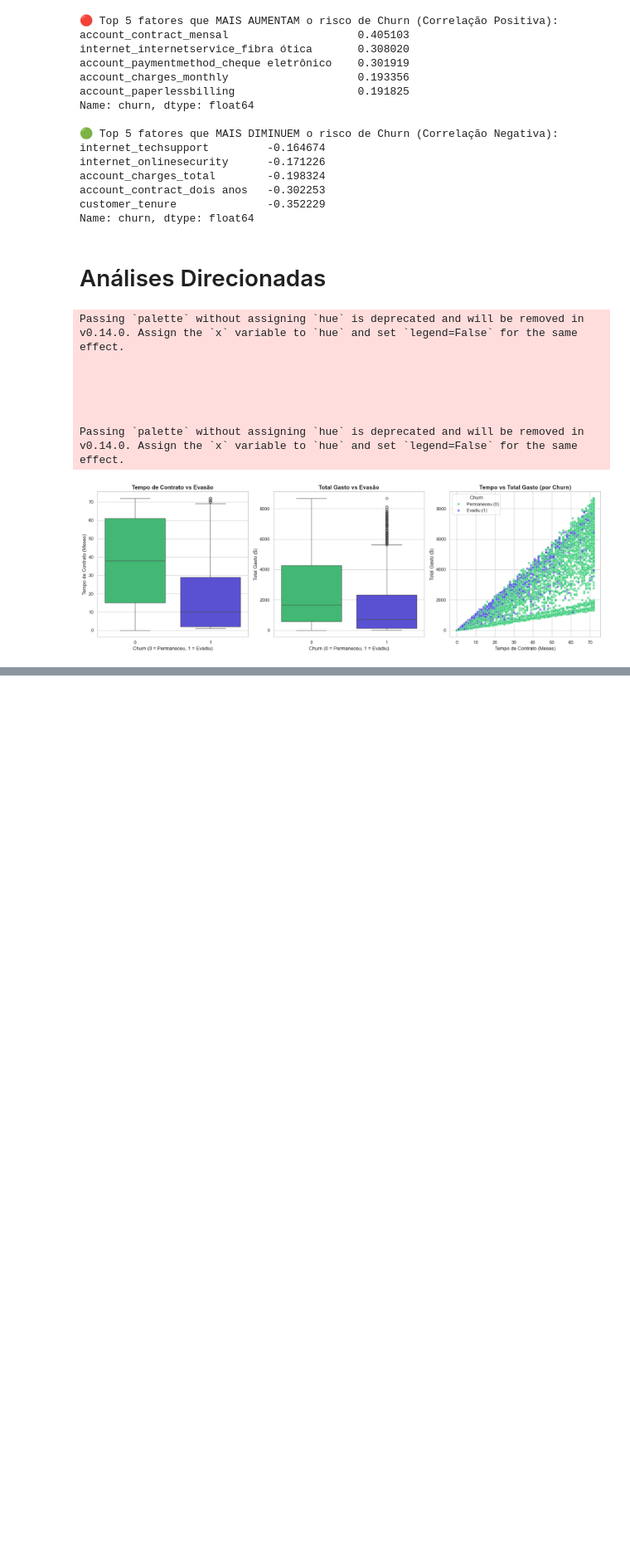
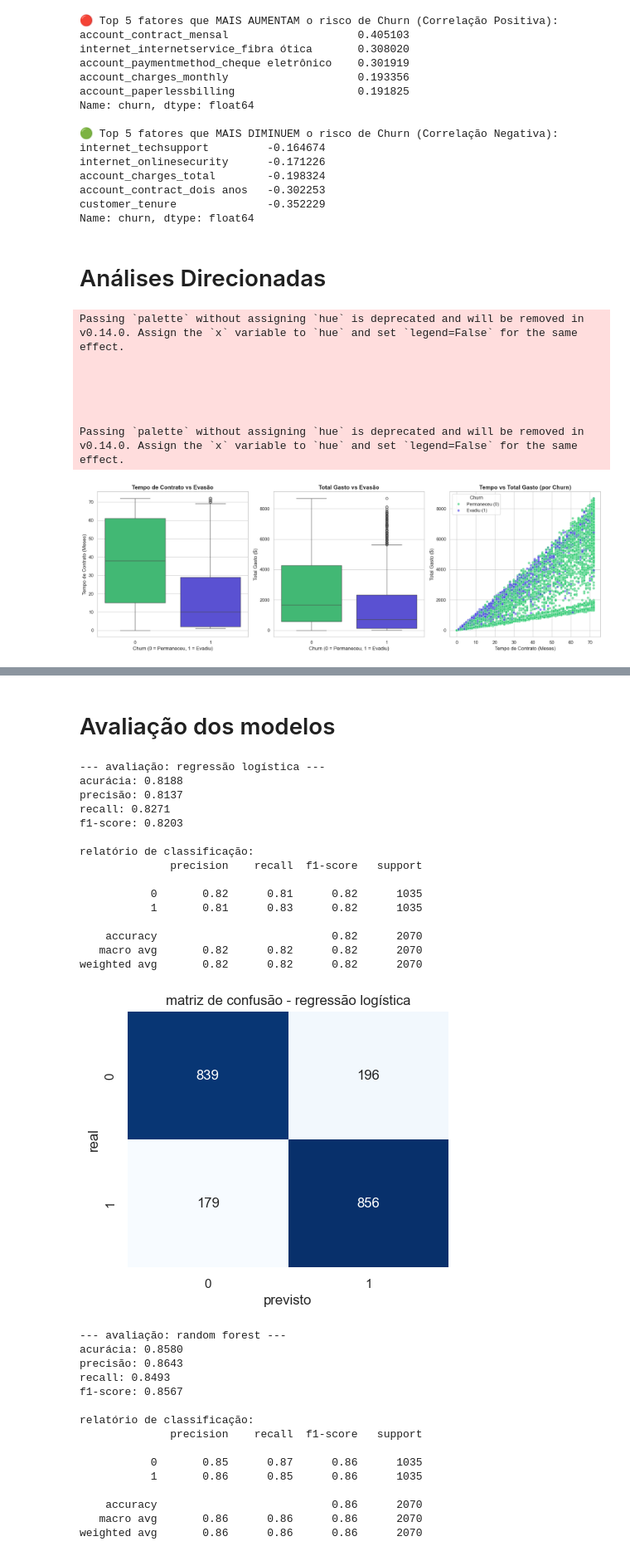
Before and after one commit to otaviorooliver/TelecomX2, a Jupyter notebook: TelecomX2.ipynb, the cells around one changed output, grey strips where cells are left out. Shown at 83% size. Drawn from its saved outputs; the diff is of its cells as text; code cells hidden in the pictures; blank space fills up the shorter version.

```diff
--- a/TelecomX2.ipynb
+++ b/TelecomX2.ipynb
@@ -262,0 +296,20 @@ Passing `palette` without assigning `hue` is deprecated and will be removed in v
+# %%
+# 1. Instanciar os modelos
+# max_iter=1000 na Regressão Logística evita avisos de limite de iterações
+modelo_logistico = LogisticRegression(max_iter=1000, random_state=42)
+
+# n_estimators=100 significa que o Random Forest criará 100 árvores de decisão
+modelo_rf = RandomForestClassifier(n_estimators=100, random_state=42)
+
+# 2. Treinar (fit) os modelos com os dados de treino
+print("Treinando o modelo de Regressão Logística...")
+modelo_logistico.fit(X_treino, y_treino)
+
+print("Treinando o modelo de Random Forest...")
+modelo_rf.fit(X_treino, y_treino)
+
+# 3. Realizar as previsões (predict) usando os dados de teste (que o modelo não conhece)
+previsoes_logistico = modelo_logistico.predict(X_teste)
+previsoes_rf = modelo_rf.predict(X_teste)
+
+print("\nModelos treinados e previsões realizadas com sucesso! ✅")
@@ -262,0 +321,60 @@ Passing `palette` without assigning `hue` is deprecated and will be removed in v
+# %% [markdown]
+# Avaliação dos modelos
+# %%
+# função para avaliar os modelos
+def avaliar_modelo(nome_modelo, y_verdadeiro, y_previsto):
+    print(f"--- avaliação: {nome_modelo} ---")
+    print(f"acurácia: {accuracy_score(y_verdadeiro, y_previsto):.4f}")
+    print(f"precisão: {precision_score(y_verdadeiro, y_previsto):.4f}")
+    print(f"recall: {recall_score(y_verdadeiro, y_previsto):.4f}")
+    print(f"f1-score: {f1_score(y_verdadeiro, y_previsto):.4f}\n")
+
+    print("relatório de classificação:")
+    print(classification_report(y_verdadeiro, y_previsto))
+
+    # plotando a matriz de confusão
+    cm = confusion_matrix(y_verdadeiro, y_previsto)
+    plt.figure(figsize=(5, 4))
+    sns.heatmap(cm, annot=True, fmt='d', cmap ='Blues',  cbar=False)
+    plt.title(f'matriz de confusão - {nome_modelo}')
+    plt.xlabel('previsto')
+    plt.ylabel('real')
+    plt.show()
+
+# avaliando a regressão logística
+avaliar_modelo("regressão logística", y_teste, previsoes_logistico)
+
+# avaliando o random forest
+avaliar_modelo("random forest", y_teste, previsoes_rf)
+# %% [output]
+--- avaliação: regressão logística ---
+acurácia: 0.8188
+precisão: 0.8137
+recall: 0.8271
+f1-score: 0.8203
+
+relatório de classificação:
+              precision    recall  f1-score   support
+
+           0       0.82      0.81      0.82      1035
+           1       0.81      0.83      0.82      1035
+
+    accuracy                           0.82      2070
+   macro avg       0.82      0.82      0.82      2070
+weighted avg       0.82      0.82      0.82      2070
+[figure, added]
+--- avaliação: random forest ---
+acurácia: 0.8580
+precisão: 0.8643
+recall: 0.8493
+f1-score: 0.8567
+
+relatório de classificação:
+              precision    recall  f1-score   support
+
+           0       0.85      0.87      0.86      1035
+           1       0.86      0.85      0.86      1035
+
+    accuracy                           0.86      2070
+   macro avg       0.86      0.86      0.86      2070
+weighted avg       0.86      0.86      0.86      2070
```
Also changed, not shown: parts of 9 cells of this notebook.
